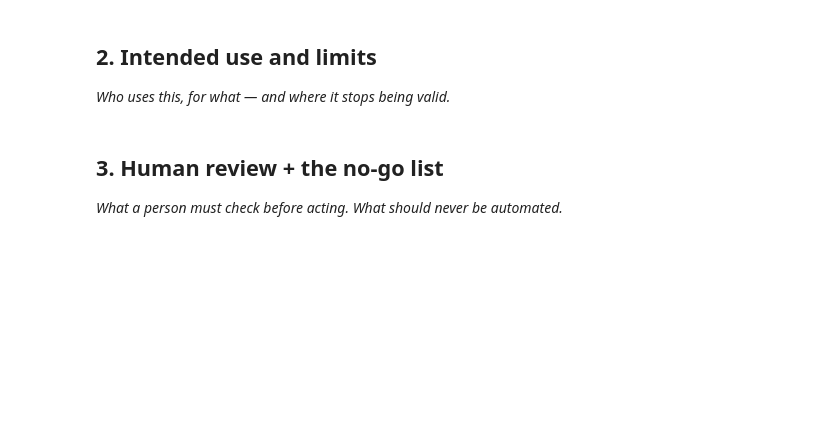
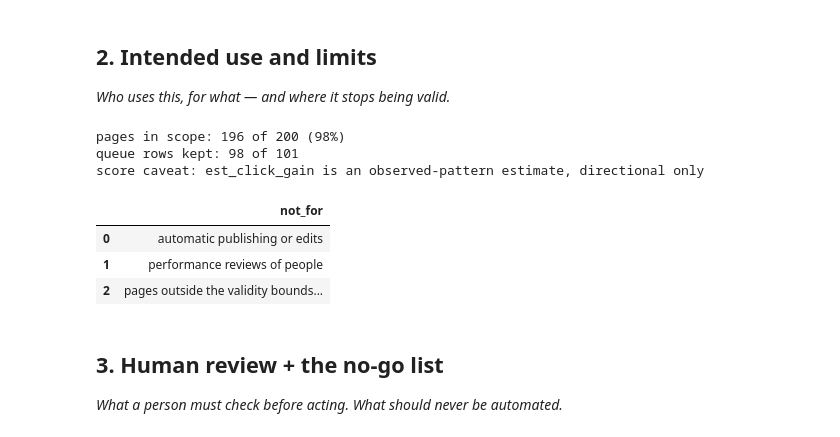
Before and after one commit to ayazahmedbscsf23-art/flyrank-ml-internship, a Jupyter notebook: work/notebooks/w07_action_playbook.ipynb, the cells around one changed output. Drawn from its saved outputs; the diff is of its cells as text; code cells hidden in the pictures; blank space fills up the shorter version.

```diff
--- a/work/notebooks/w07_action_playbook.ipynb
+++ b/work/notebooks/w07_action_playbook.ipynb
@@ -23,3 +132,42 @@ This skeleton is yours to fill. Work the sections **in order** — each one has
+# %%
+# Section 2: intended use and limits, written as checks the queue must pass
+INTENDED_USE = {
+    "users": "content / SEO analysts deciding what to work on next",
+    "purpose": "decision-support ranking of pages; directional, not a forecast",
+    "not_for": ["automatic publishing or edits", "performance reviews of people",
+                "pages outside the validity bounds below"],
+}
+
+# Validity bounds: outside these the rules and gain estimates are not trusted
+LIMITS = {"min_impressions": 100, "position_min": 1, "position_max": 50, "min_rows": 30}
+
+df["in_scope"] = (
+    (df["impressions"] >= LIMITS["min_impressions"])
+    & df["position"].between(LIMITS["position_min"], LIMITS["position_max"])
+)
+queue["in_scope"] = queue["content_id"].map(df.set_index("content_id")["in_scope"])
+
+scope_rate = df["in_scope"].mean()
+queue_in_scope = queue[queue["in_scope"]].reset_index(drop=True)
+queue_in_scope["rank"] = queue_in_scope.index + 1
+
+print(f"pages in scope: {df['in_scope'].sum()} of {len(df)} ({scope_rate:.0%})")
+print(f"queue rows kept: {len(queue_in_scope)} of {len(queue)}")
+print("score caveat: est_click_gain is an observed-pattern estimate, directional only")
+
+# Hard checks: stop the run if the table is too small to rank honestly
+assert len(df) >= LIMITS["min_rows"], "too few rows to rank"
+assert queue_in_scope["priority_score"].is_monotonic_decreasing, "queue not sorted"
+assert queue_in_scope["reason_code"].notna().all(), "every action needs a reason code"
+pd.Series(INTENDED_USE["not_for"], name="not_for").to_frame()
+# %% [output]
+pages in scope: 196 of 200 (98%)
+queue rows kept: 98 of 101
+score caveat: est_click_gain is an observed-pattern estimate, directional only
+|  | not_for |
+| 0 | automatic publishing or edits |
+| 1 | performance reviews of people |
+| 2 | pages outside the validity bounds... |
 # %% [markdown]
 ## 3. Human review + the no-go list
 
```
Also changed, not shown: parts of 9 cells of this notebook.
